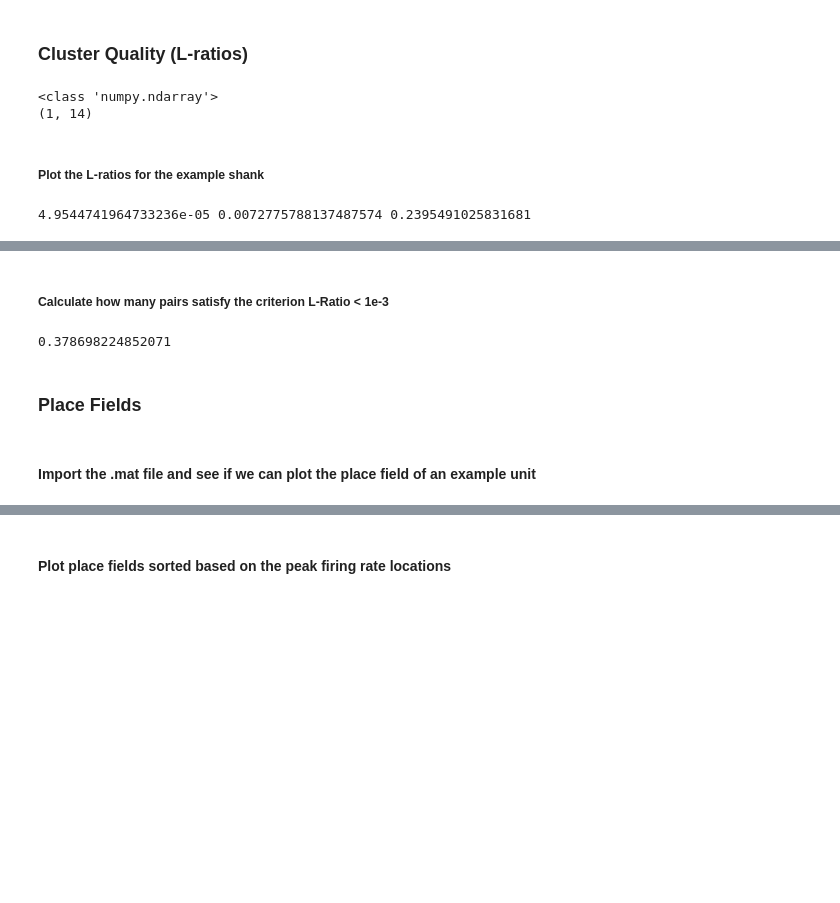
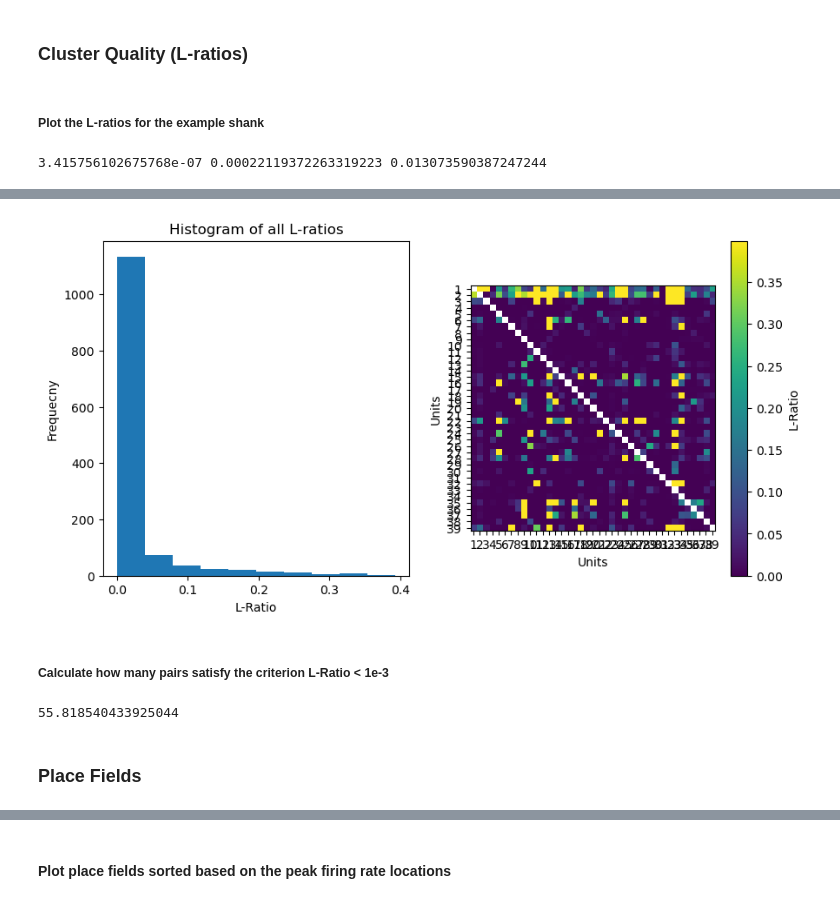
Before and after one commit to diba-lab/Maboudi_et_al_2022, a Jupyter notebook: LearnedTuning_main.ipynb, the cells around one changed output, grey strips where cells are left out. Cells and saved outputs as stored; diff of their text form; code cells hidden in the pictures; blank space fills up the shorter version.

```diff
--- a/LearnedTuning_main.ipynb
+++ b/LearnedTuning_main.ipynb
@@ -15,7 +15,7 @@ import numpy as np
 import matplotlib.pyplot as plt
 import h5py
 import mplcursors
-from learned_tuning import Bayesian_decoder
+from learned_tuning import Bayesian_decoder, calculate_learned_tuning
 
 data_dir = r'D:\NCMLProject\Datasets\Achilles_10252013'
 
@@ -23,28 +23,34 @@ data_dir = r'D:\NCMLProject\Datasets\Achilles_10252013'
 filename = 'Achilles_10252013.clusterQuality.mat'
 file_path = os.path.join(data_dir, filename)
 
+
 mat_file = scipy.io.loadmat(file_path)
 
 # Access data structure
-Lratios = mat_file["clusterQuality"]["Lratio"]
 
-print(type(Lratios))
-print(Lratios.shape) # a 3-dimensional array with number of shanks as the third dimension
+num_shanks = len(mat_file["clusterQuality"]["Lratio"][0])
+
+L_ratios = list()
+for shank in range(num_shanks):
+    curr_shank_L_ratios = dict()
+    curr_shank_L_ratios["L_ratios"] = mat_file["clusterQuality"]["Lratio"][0][shank]
+    curr_shank_L_ratios["cluster_ids"] = mat_file["clusterQuality"]["clus"][0][shank]
+
+    L_ratios.append(curr_shank_L_ratios)
-# %% [output]
-<class 'numpy.ndarray'>
-(1, 14)
 # %% [markdown]
 #####  Plot the L-ratios for the example shank
 # %%
-num_units, num_units = LRatios_example_shank.shape
+L_ratios_example_shank = L_ratios[4]["L_ratios"]
+
+num_units, num_units = L_ratios_example_shank.shape
 
 # Flatten the array to create a 1D array of all values
-all_LRatios = LRatios_example_shank.flatten()
+all_L_ratios = L_ratios_example_shank.flatten()
 
 # Calculate the 5th and 95th percentiles.
-vmin, vmax = np.nanpercentile(all_LRatios, [5, 95])
+vmin, vmax = np.nanpercentile(all_L_ratios, [5, 95])
 
-p25, median, p75 = np.nanpercentile(all_LRatios, [25, 50, 75])
+p25, median, p75 = np.nanpercentile(all_L_ratios, [25, 50, 75])
 
 print(p25, median, p75)
 
@@ -52,11 +58,10 @@ print(p25, median, p75)
 fig, (ax1, ax2) = plt.subplots(1, 2, figsize = (10, 5))
 
 
+# Plot a histogram of all L-Ratios
+all_L_ratios_filtered = all_L_ratios[(all_L_ratios >= vmin) & (all_L_ratios <= vmax)]
 
-# Plot a histogram of all L-Ratios
-all_Lratios_filtered = all_LRatios[(all_LRatios >= vmin) & (all_LRatios <= vmax)]
-
-ax1.hist(all_Lratios_filtered)
+ax1.hist(all_L_ratios_filtered)
 ax1.set_title('Histogram of all L-ratios')
 ax1.set_xlabel('L-Ratio')
 ax1.set_ylabel('Frequecny')
@@ -65,7 +70,7 @@ ax1.set_ylabel('Frequecny')
 # Display the L-Ratios as an image using imshow()
 
 
-img = ax2.imshow(LRatios_example_shank, vmin = vmin, vmax = vmax) # limit the range in color code to 5 and 95 percentiles
+img = ax2.imshow(L_ratios_example_shank, vmin = vmin, vmax = vmax) # limit the range in color code to 5 and 95 percentiles
 cb = fig.colorbar(img, ax = ax2, label = 'L-Ratio')
 
 ax2.set_xticks(range(num_units))
@@ -79,6 +84,7 @@ ax2.set_xlabel('Units')
 ax2.set_ylabel('Units')
 
 
+
 plt.show()
 # %% [output]
-4.9544741964733236e-05 0.0072775788137487574 0.2395491025831681
+3.415756102675768e-07 0.00022119372263319223 0.013073590387247244
@@ -87,15 +91,14 @@ plt.show()
+[figure, added]
 # %% [markdown]
 ##### Calculate how many pairs satisfy the criterion L-Ratio < 1e-3
 # %%
-LRatio_thresh = 1e-3
-small_LRation_percentage = all_LRatios[all_LRatios <= LRatio_thresh].size/all_LRatios.size
-print(small_LRation_percentage)
+L_ratio_thresh = 1e-3
+small_L_ratio_percentage = all_L_ratios[all_L_ratios <= L_ratio_thresh].size/all_L_ratios.size
+print(small_L_ratio_percentage*100)
 # %% [output]
-0.378698224852071
+55.818540433925044
 # %% [markdown]
 ### Place Fields
-# %% [markdown]
-#### Import the .mat file and see if we can plot the place field of an example unit
 # %%
 data_dir = r'D:\NCMLProject\Datasets\Achilles_10252013'
 
```
Also changed, not shown: parts of 12 cells of this notebook, 3 other files.
